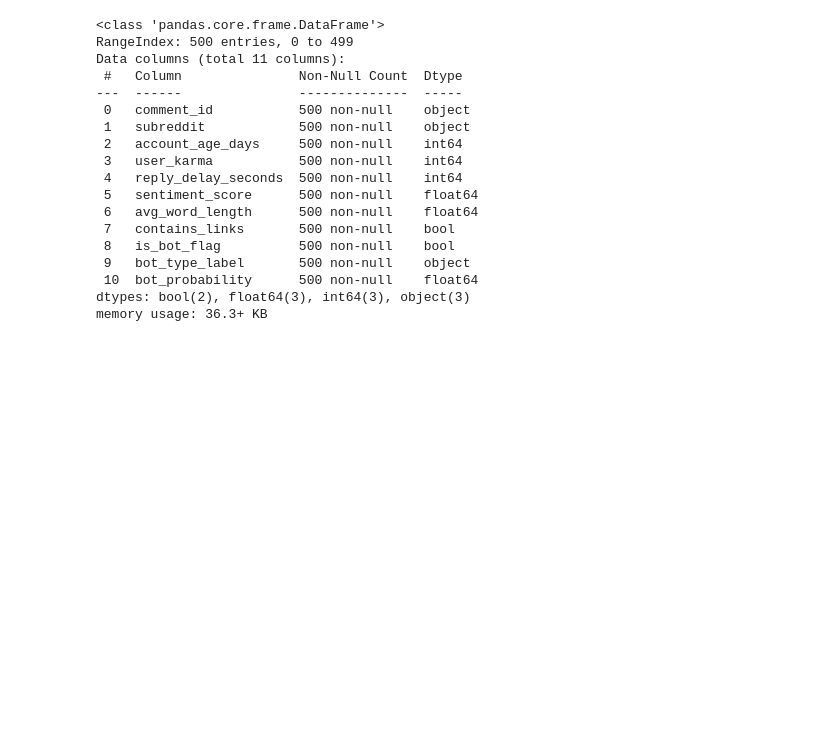
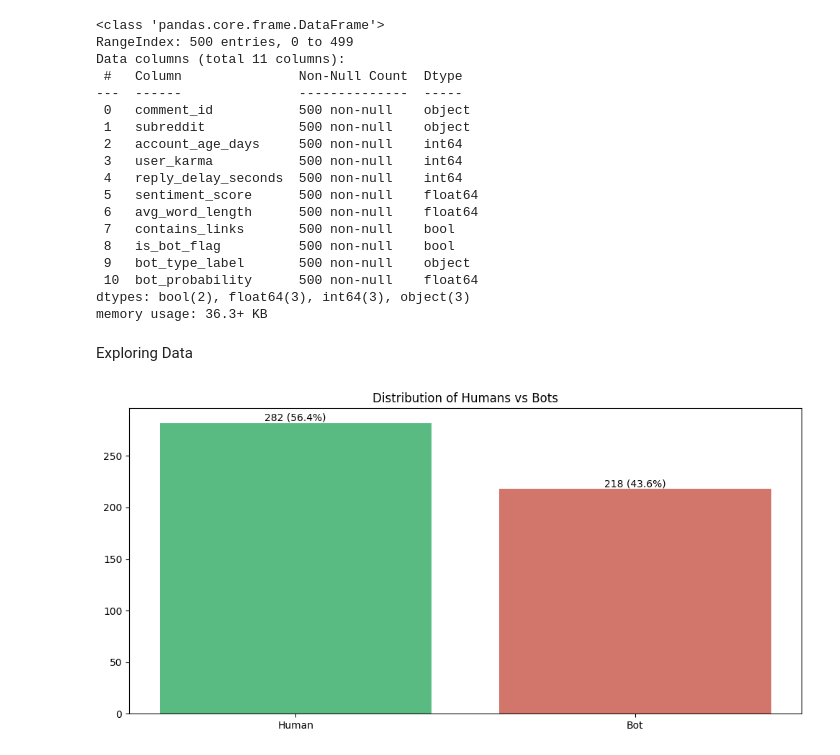
Before and after one commit to abbyk06/DeadInternet, a Jupyter notebook: deadInternet.ipynb, the cells around one changed output. Drawn from its saved outputs; the diff is of its cells as text; code cells hidden in the pictures; blank space fills up the shorter version.

Commit message:
Distr graphs

```diff
--- a/deadInternet.ipynb
+++ b/deadInternet.ipynb
@@ -82,0 +81,33 @@ Exploring Data
+# %% [markdown]
+Exploring Data
+# %%
+#distribution of human vs bots
+#making graph
+counts=df['is_bot_flag'].value_counts()
+fig, ax = plt.subplots(figsize=(10,5))
+color = ["#5abb82", "#d2766c"]
+bars = ax.bar(['Human', 'Bot'],[counts[False], counts[True]], color=color)
+
+#bar calc
+total = counts[False]+counts[True]
+percHuman=counts[False]/total
+percBot=counts[True]/total
+percents=[percHuman, percBot]
+
+#bar label
+for bar,p in zip(bars, percents):
+    height = bar.get_height()
+    ax.text(
+        bar.get_x()+bar.get_width()/2,
+        height,
+        f'{int(height)} ({p:.1%})',
+        ha='center',
+        va='bottom'
+    )
+#other labels
+ax.set_ylabel=('Count')
+ax.set_title("Distribution of Humans vs Bots")
+plt.tight_layout()
+plt.show()
+# %% [output]
+[figure, added]
```
Also changed, not shown: parts of 2 cells of this notebook.
